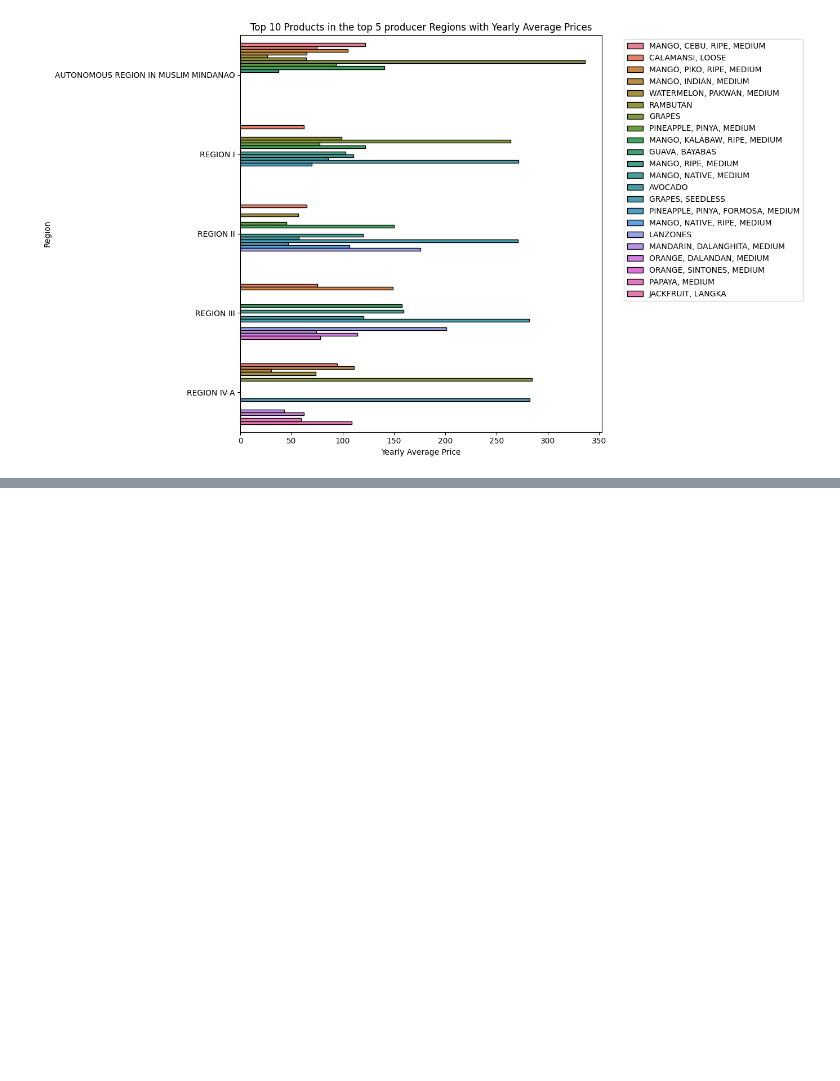
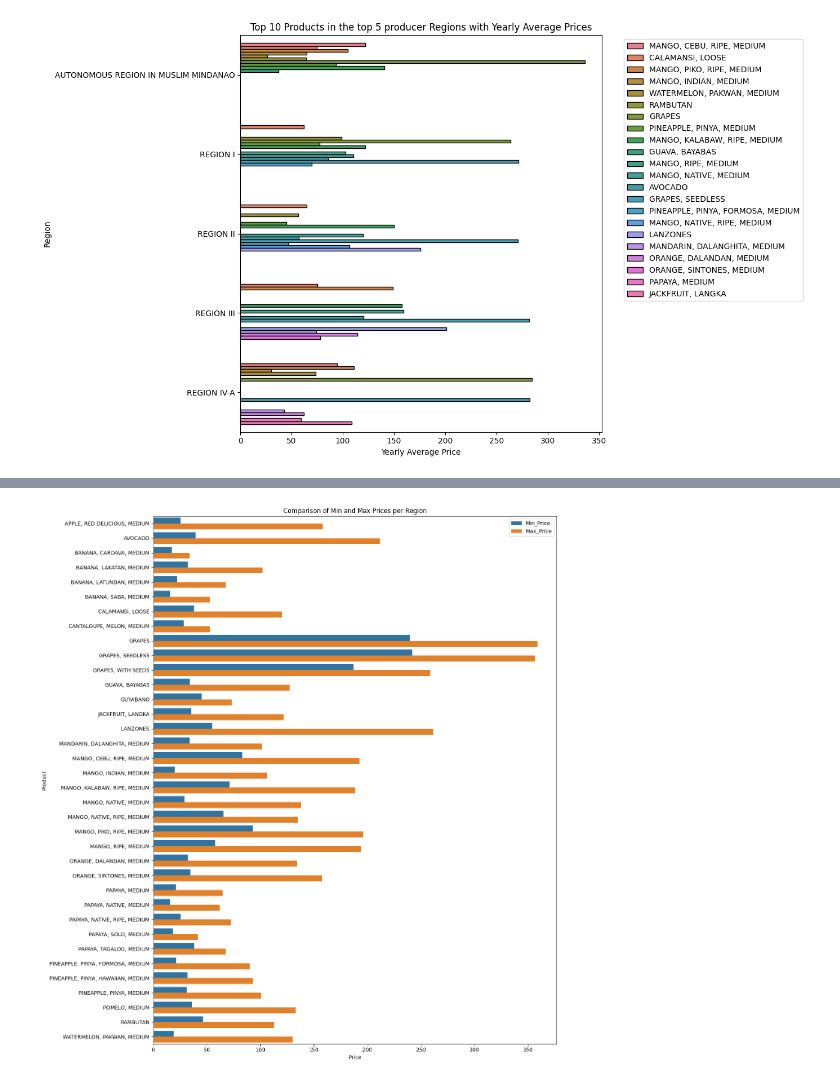
Before and after one commit to RRENN02/Prelims-PH_FruitRetail, a Jupyter notebook: fruit_retail.ipynb, the cells around one changed output, grey strips where cells are left out. Cells and saved outputs as stored; diff of their text form; code cells hidden in the pictures; blank space fills up the shorter version.

```diff
--- a/fruit_retail.ipynb
+++ b/fruit_retail.ipynb
@@ -681,0 +797,6 @@ top_products_per_region
+# %%
+# Separate max_price_region and min_price_region into two different datasets
+max_price_region = min_max_prices_combined[['Product', 'Max_Price', 'Max_Price_Region']]
+min_price_region = min_max_prices_combined[['Product', 'Min_Price', 'Min_Price_Region']]
+
+max_price_region
@@ -681,0 +841,32 @@ top_products_per_region
+# %%
+import matplotlib.pyplot as plt
+import seaborn as sns
+import pandas as pd
+
+# Assuming min_price_region and max_price_region are DataFrames with 'Product', 'Min_Price', and 'Max_Price' columns
+# Merge the two DataFrames on 'Product'
+merged_data = pd.merge(min_price_region, max_price_region, on='Product', suffixes=('_min', '_max'))
+
+# Reshape the data for easier plotting using pd.melt
+melted_data = pd.melt(merged_data, id_vars='Product', value_vars=['Min_Price', 'Max_Price'],
+                      var_name='Price_Type', value_name='Price')
+
+# Set the figure size for better readability
+plt.figure(figsize=(14, 15))
+
+# Create a bar plot with hue based on Price_Type
+sns.barplot(x='Price', y='Product', hue='Price_Type', data=melted_data)
+
+# Set the title and labels
+plt.title('Comparison of Min and Max Prices per Region')
+plt.xlabel('Price')
+plt.ylabel('Product')
+
+# Display the legend
+plt.legend()
+
+# Show the plot
+plt.tight_layout()
+plt.show()
+# %% [output]
+[figure, added]
```
Also changed, not shown: parts of 11 cells of this notebook.
